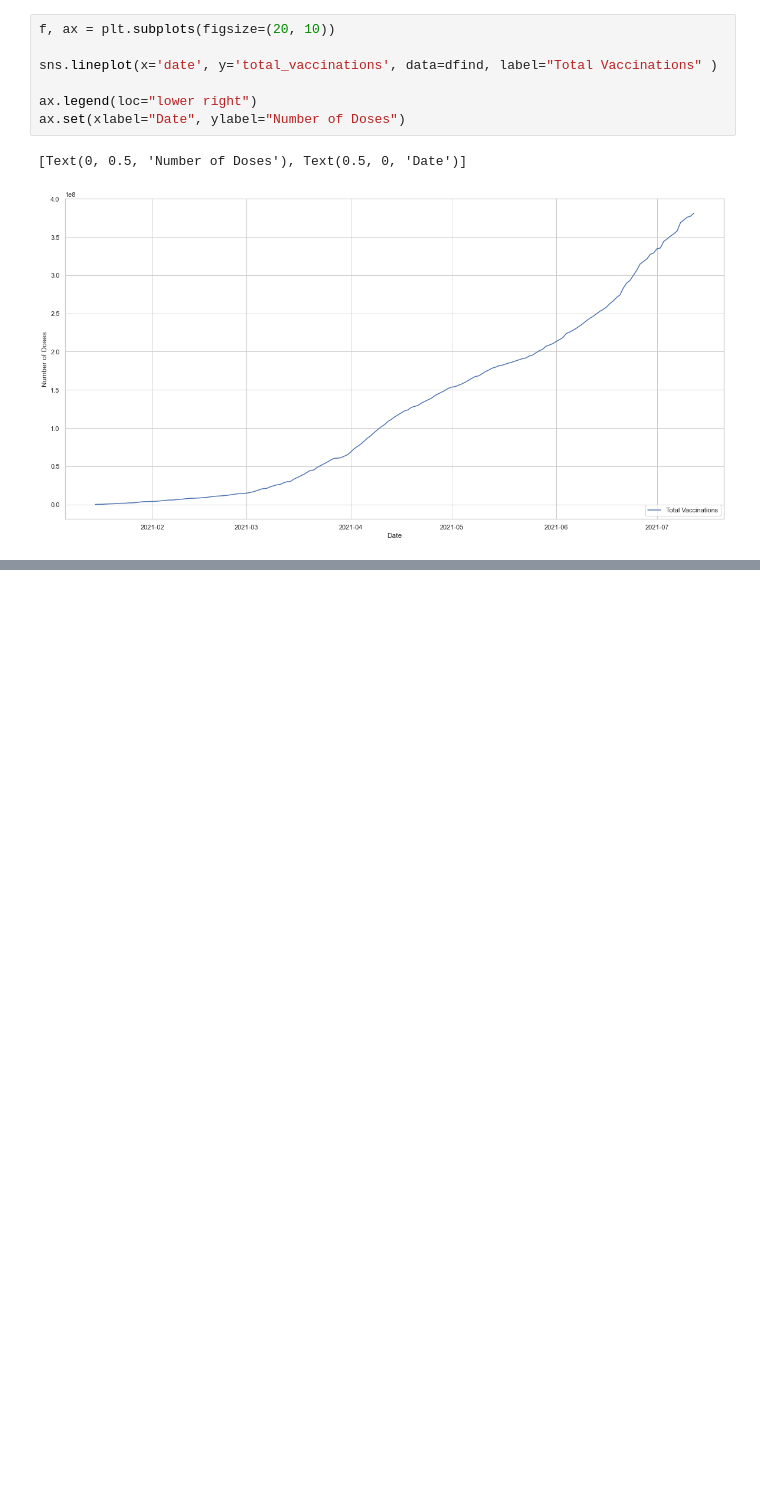
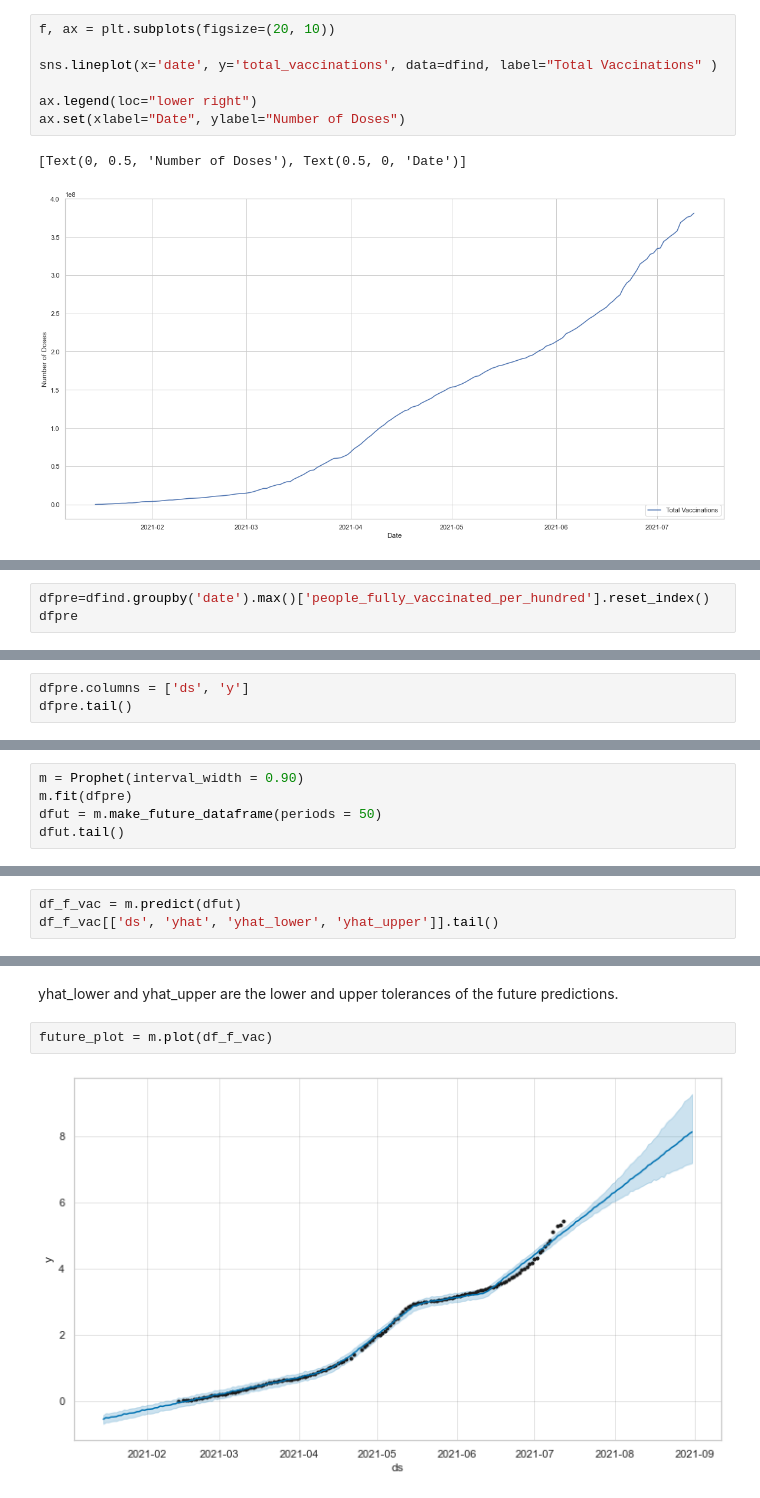
Before and after one commit to OtakuKvothe/COVID-19-Vaccinations, a Jupyter notebook: COVID-19 Vaccinations.ipynb, the cells around one changed output, grey strips where cells are left out. Drawn from its saved outputs; the diff is of its cells as text; blank space fills up the shorter version.

Commit message:
Added predictive analysis for people vaccinated per hundred
Implemented Prophet to predict status of people vaccinated per hundred 50 days into the future

```diff
--- a/COVID-19 Vaccinations.ipynb
+++ b/COVID-19 Vaccinations.ipynb
@@ -299,0 +315,3 @@ Thank You :)
+# %%
+dfpre=dfind.groupby('date').max()['people_fully_vaccinated_per_hundred'].reset_index()
+dfpre
@@ -299,0 +334,3 @@ Thank You :)
+# %%
+dfpre.columns = ['ds', 'y']
+dfpre.tail()
@@ -299,0 +346,5 @@ Thank You :)
+# %%
+m = Prophet(interval_width = 0.90)
+m.fit(dfpre)
+dfut = m.make_future_dataframe(periods = 50)
+dfut.tail()
@@ -299,0 +360,3 @@ Thank You :)
+# %%
+df_f_vac = m.predict(dfut)
+df_f_vac[['ds', 'yhat', 'yhat_lower', 'yhat_upper']].tail()
@@ -299,0 +370,6 @@ Thank You :)
+# %% [markdown]
+yhat_lower and yhat_upper are the lower and upper tolerances of the future predictions.
+# %%
+future_plot = m.plot(df_f_vac)
+# %% [output]
+[figure, added]
```
Also changed, not shown: parts of 15 cells of this notebook.
